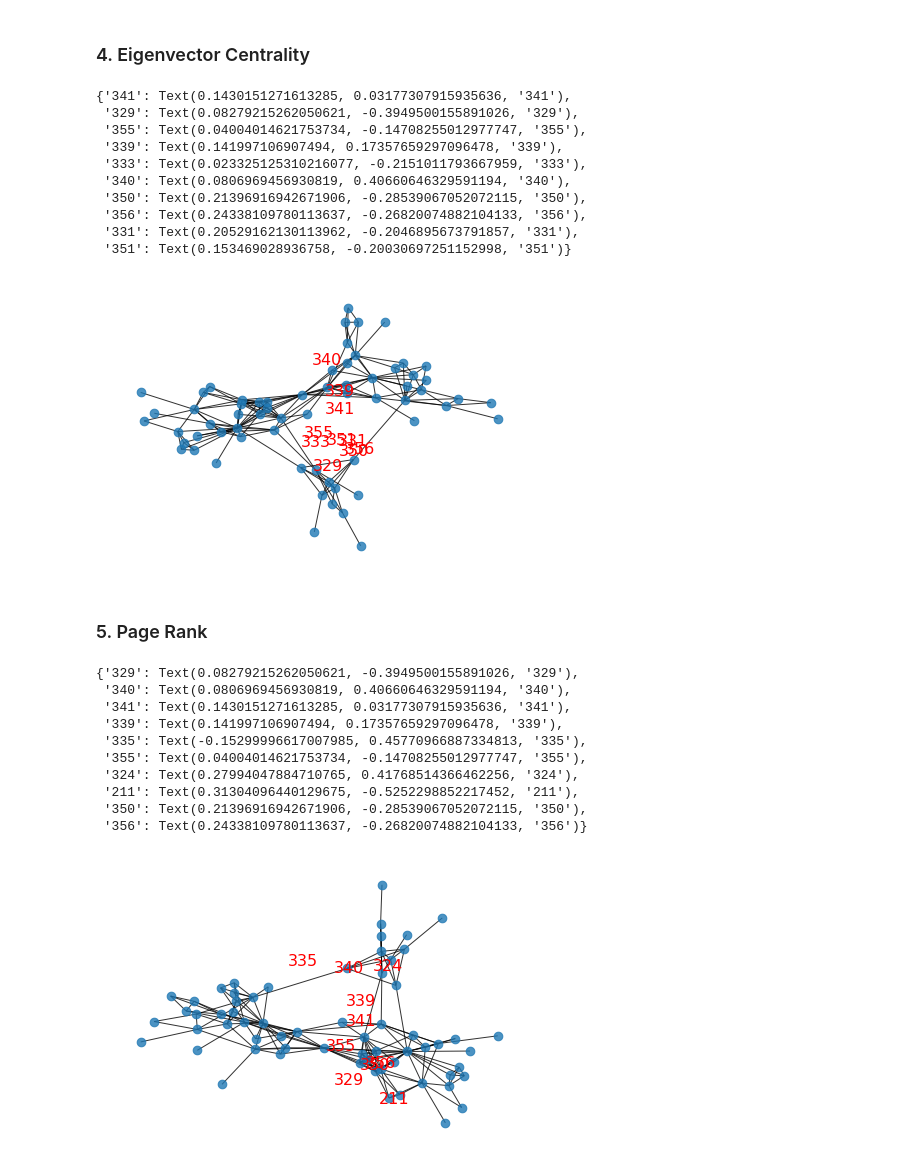
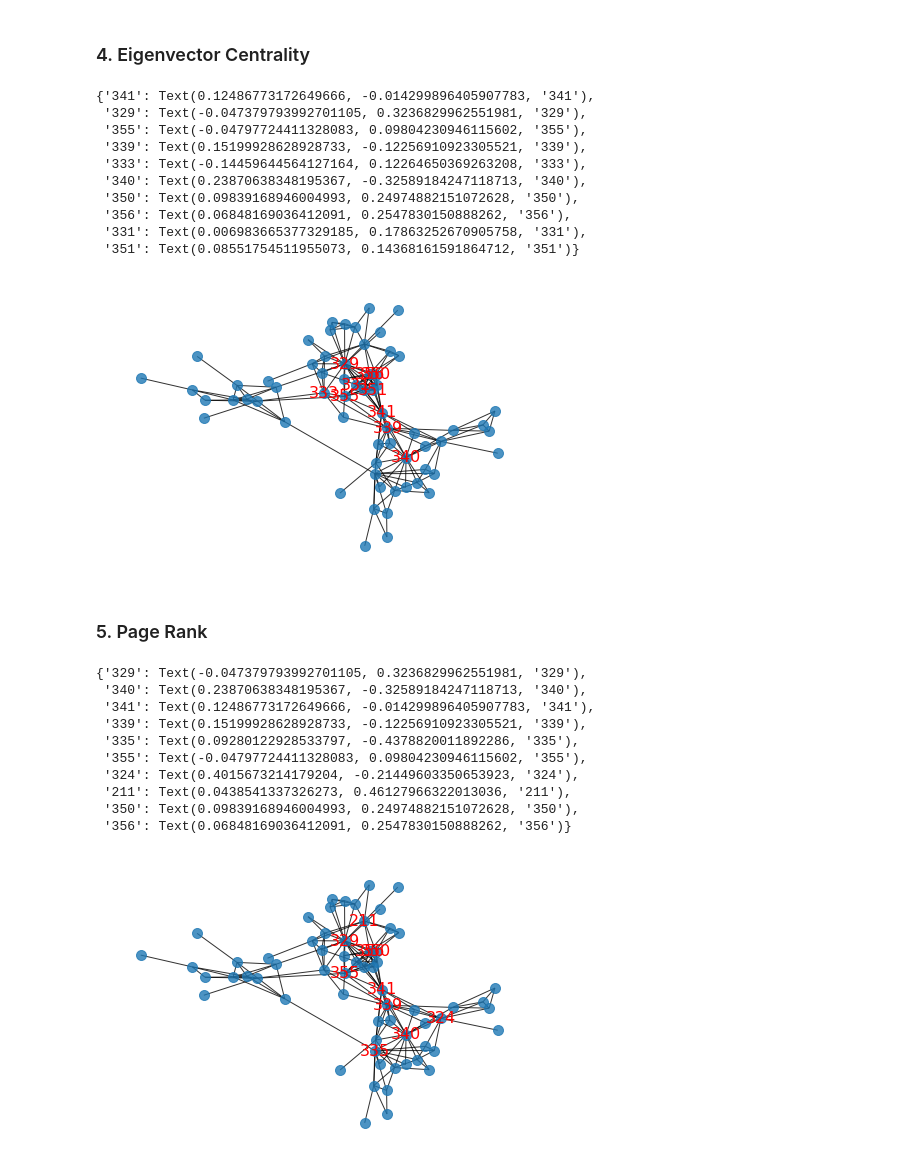
Before and after one commit to bryant-nn/Social_Computing_Project1, a Jupyter notebook: data_set/aves-weaver-social-16/buildNetwork.ipynb, the cells around one changed output. Cells and saved outputs as stored; diff of their text form; code cells hidden in the pictures.

```diff
--- a/data_set/aves-weaver-social-16/buildNetwork.ipynb
+++ b/data_set/aves-weaver-social-16/buildNetwork.ipynb
@@ -58,7 +60,7 @@ axgrid = fig.add_gridspec(5, 4)
 
 ax0 = fig.add_subplot(axgrid[0:3, :])
 Gcc = G.subgraph(sorted(nx.connected_components(G), key=len, reverse=True)[0])
-pos = nx.spring_layout(Gcc, seed=10396953)
+# pos = nx.spring_layout(Gcc, seed=10396953)
 nx.draw_networkx_nodes(Gcc, pos, ax=ax0, node_size=20)
 nx.draw_networkx_edges(Gcc, pos, ax=ax0, alpha=0.4)
 ax0.set_title("Connected components of G")
@@ -246,21 +238,21 @@ for node in closeness_centrality.keys():
     if num == 10:
         break
 #set the argument 'with labels' to False so you have unlabeled graph
-nx.draw(G, with_labels=False, node_size = 75, alpha = 0.8)
+nx.draw(G, pos,  with_labels=False, node_size = 100, alpha = 0.8)
 #Now only add labels to the nodes you require (the hubs in my case)
-nx.draw_networkx_labels(G,pos, labels,font_size=16, font_color='r')
+nx.draw_networkx_labels(G, pos , labels, font_size=16, font_color='r')
 # %% [output]
-{'341': Text(0.1430151271613285, 0.03177307915935636, '341'),
- '329': Text(0.08279215262050621, -0.3949500155891026, '329'),
- '355': Text(0.04004014621753734, -0.14708255012977747, '355'),
- '339': Text(0.141997106907494, 0.17357659297096478, '339'),
- '333': Text(0.023325125310216077, -0.2151011793667959, '333'),
- '340': Text(0.0806969456930819, 0.40660646329591194, '340'),
- '350': Text(0.21396916942671906, -0.28539067052072115, '350'),
- '356': Text(0.24338109780113637, -0.26820074882104133, '356'),
- '331': Text(0.20529162130113962, -0.2046895673791857, '331'),
- '351': Text(0.153469028936758, -0.20030697251152998, '351')}
+{'341': Text(0.12486773172649666, -0.014299896405907783, '341'),
+ '329': Text(-0.047379793992701105, 0.3236829962551981, '329'),
+ '355': Text(-0.04797724411328083, 0.09804230946115602, '355'),
+ '339': Text(0.15199928628928733, -0.12256910923305521, '339'),
+ '333': Text(-0.14459644564127164, 0.12264650369263208, '333'),
+ '340': Text(0.23870638348195367, -0.32589184247118713, '340'),
+ '350': Text(0.09839168946004993, 0.24974882151072628, '350'),
+ '356': Text(0.06848169036412091, 0.2547830150888262, '356'),
+ '331': Text(0.006983665377329185, 0.17863252670905758, '331'),
+ '351': Text(0.08551754511955073, 0.14368161591864712, '351')}
-[figure, old version]
+[figure, new version]
 # %% [markdown]
 ### 5. Page Rank
 # %%
@@ -270,24 +262,24 @@ page_rank = {k: v for k, v in sorted(c.items(), key=lambda item: item[1], revers
 # %%
 labels = {}
 num = 0
 for node in page_rank.keys():
     labels[node] = node
     num += 1
     if num == 10:
         break
 #set the argument 'with labels' to False so you have unlabeled graph
-nx.draw(G, with_labels=False, node_size = 75, alpha = 0.8)
+nx.draw(G, pos,  with_labels=False, node_size = 100, alpha = 0.8)
 #Now only add labels to the nodes you require (the hubs in my case)
-nx.draw_networkx_labels(G,pos, labels,font_size=16, font_color='r')
+nx.draw_networkx_labels(G, pos , labels, font_size=16, font_color='r')
 # %% [output]
-{'329': Text(0.08279215262050621, -0.3949500155891026, '329'),
- '340': Text(0.0806969456930819, 0.40660646329591194, '340'),
- '341': Text(0.1430151271613285, 0.03177307915935636, '341'),
- '339': Text(0.141997106907494, 0.17357659297096478, '339'),
- '335': Text(-0.15299996617007985, 0.45770966887334813, '335'),
- '355': Text(0.04004014621753734, -0.14708255012977747, '355'),
- '324': Text(0.27994047884710765, 0.41768514366462256, '324'),
- '211': Text(0.31304096440129675, -0.5252298852217452, '211'),
- '350': Text(0.21396916942671906, -0.28539067052072115, '350'),
- '356': Text(0.24338109780113637, -0.26820074882104133, '356')}
+{'329': Text(-0.047379793992701105, 0.3236829962551981, '329'),
+ '340': Text(0.23870638348195367, -0.32589184247118713, '340'),
+ '341': Text(0.12486773172649666, -0.014299896405907783, '341'),
+ '339': Text(0.15199928628928733, -0.12256910923305521, '339'),
+ '335': Text(0.09280122928533797, -0.4378820011892286, '335'),
+ '355': Text(-0.04797724411328083, 0.09804230946115602, '355'),
+ '324': Text(0.4015673214179204, -0.21449603350653923, '324'),
+ '211': Text(0.0438541337326273, 0.46127966322013036, '211'),
+ '350': Text(0.09839168946004993, 0.24974882151072628, '350'),
+ '356': Text(0.06848169036412091, 0.2547830150888262, '356')}
-[figure, old version]
+[figure, new version]
```
Also changed, not shown: parts of 11 cells of this notebook, 3 other files.
